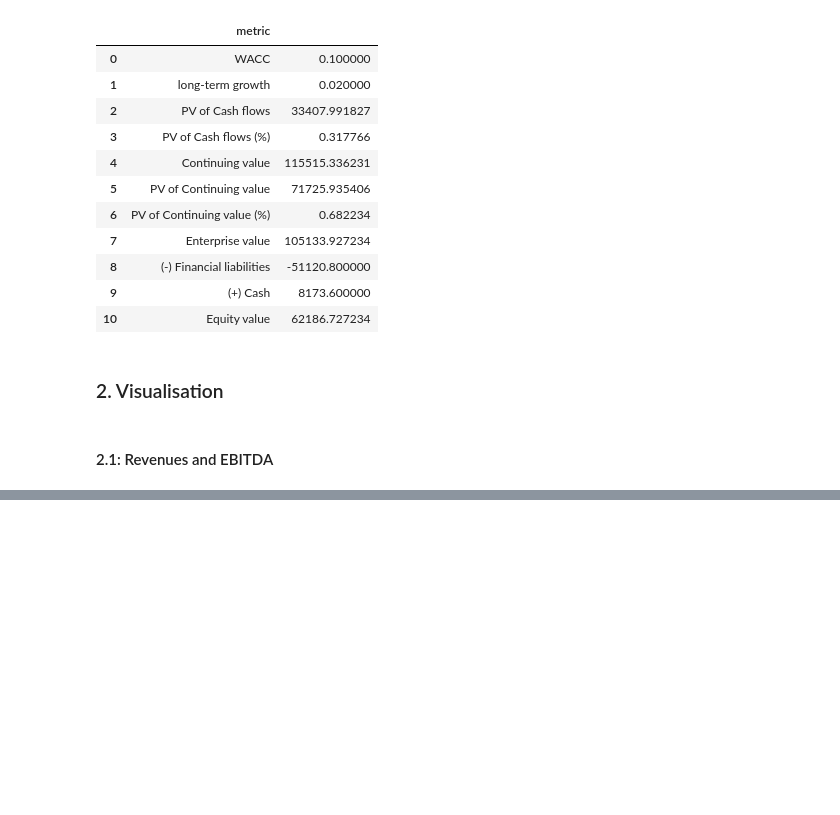
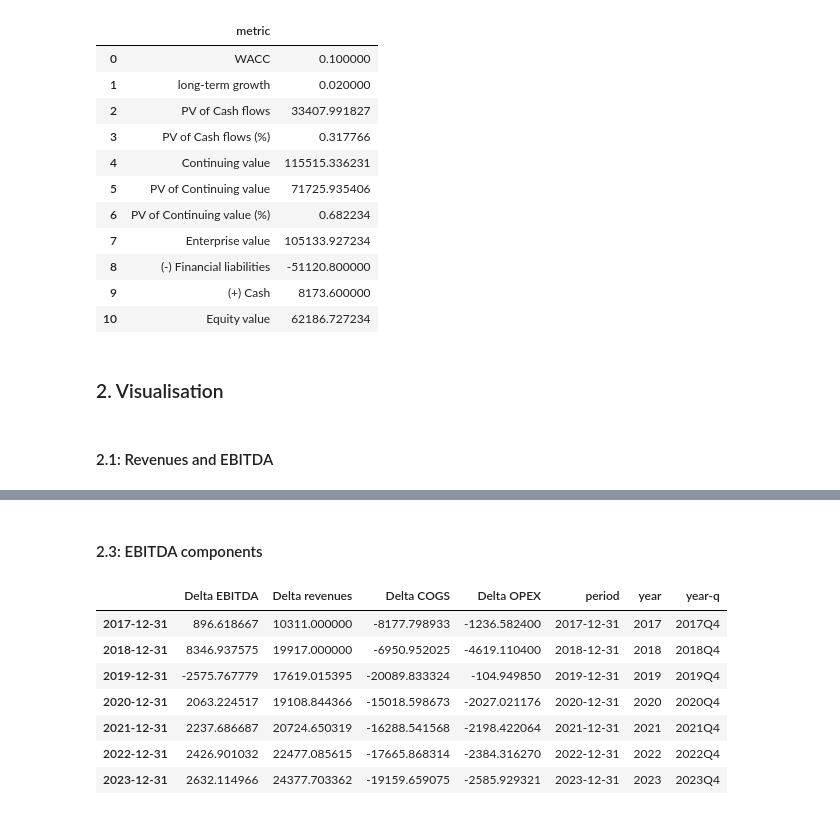
Before and after one commit to subhadri/financial_model, a Jupyter notebook: code/cheesco/company-valuation-2016-2018.ipynb, the cells around one changed output, grey strips where cells are left out. Cells and saved outputs as stored; diff of their text form; code cells hidden in the pictures; blank space fills up the shorter version.

```diff
--- a/code/cheesco/company-valuation-2016-2018.ipynb
+++ b/code/cheesco/company-valuation-2016-2018.ipynb
@@ -132,0 +141,13 @@ plot_unlevered_cashflows(chart_ttl="Fig 2: Unlevered free cash flows evolution a
+# %% [markdown]
+#### 2.3: EBITDA components
+# %%
+chart_data.ebitda_components
+# %% [output]
+|  | Delta EBITDA | Delta revenues | Delta COGS | Delta OPEX | period | year | year-q |
+| 2017-12-31 | 896.618667 | 10311.000000 | -8177.798933 | -1236.582400 | 2017-12-31 | 2017 | 2017Q4 |
+| 2018-12-31 | 8346.937575 | 19917.000000 | -6950.952025 | -4619.110400 | 2018-12-31 | 2018 | 2018Q4 |
+| 2019-12-31 | -2575.767779 | 17619.015395 | -20089.833324 | -104.949850 | 2019-12-31 | 2019 | 2019Q4 |
+| 2020-12-31 | 2063.224517 | 19108.844366 | -15018.598673 | -2027.021176 | 2020-12-31 | 2020 | 2020Q4 |
+| 2021-12-31 | 2237.686687 | 20724.650319 | -16288.541568 | -2198.422064 | 2021-12-31 | 2021 | 2021Q4 |
+| 2022-12-31 | 2426.901032 | 22477.085615 | -17665.868314 | -2384.316270 | 2022-12-31 | 2022 | 2022Q4 |
+| 2023-12-31 | 2632.114966 | 24377.703362 | -19159.659075 | -2585.929321 | 2023-12-31 | 2023 | 2023Q4 |
```
Also changed, not shown: parts of 8 cells of this notebook, 4 other files.
